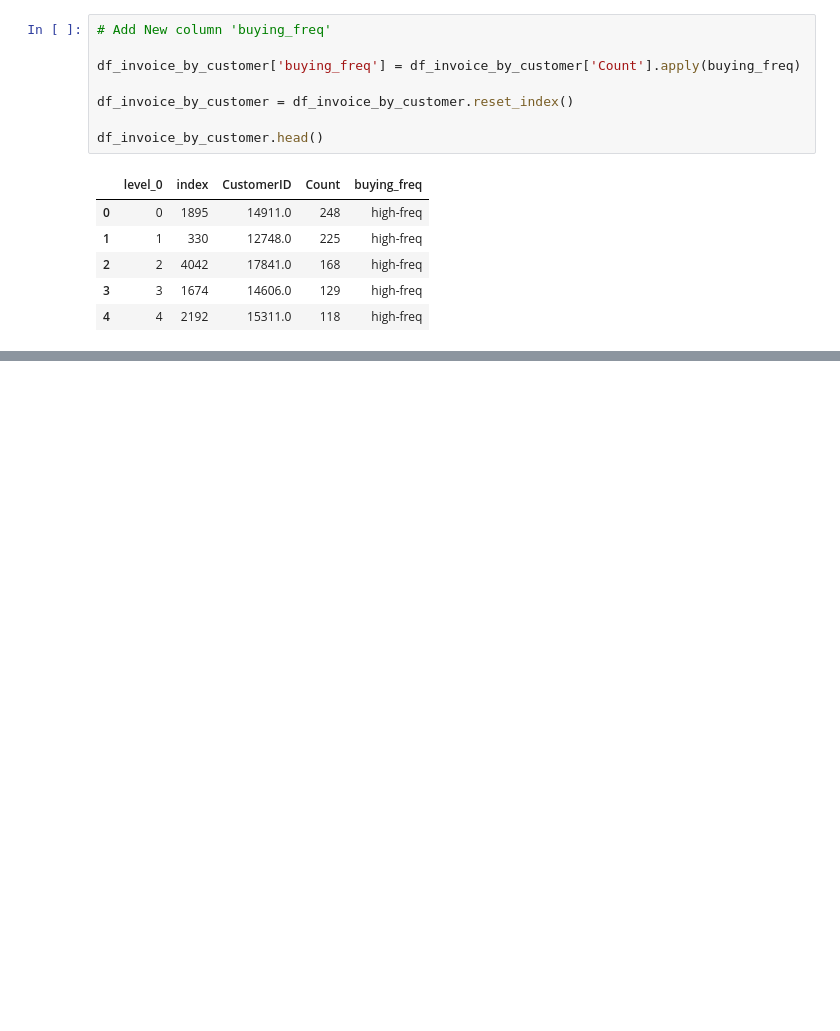
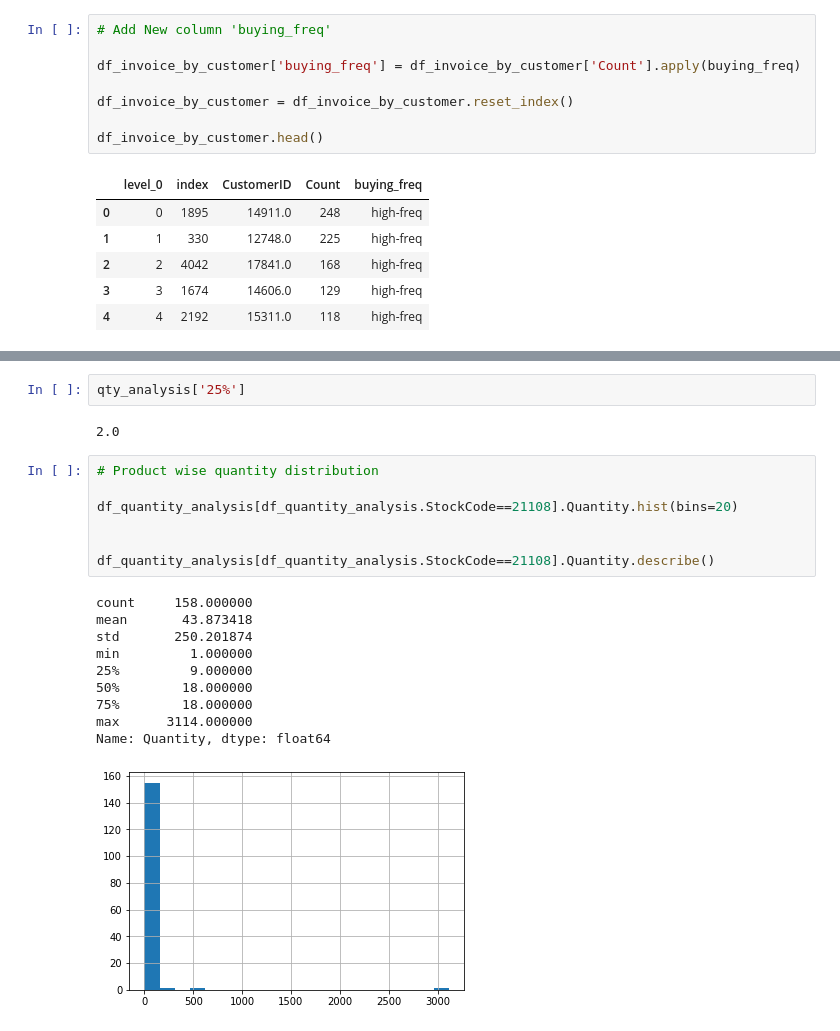
Before and after one commit to pillairajesh/Customer-Analytics, a Jupyter notebook: Customer Analytics - Buying Pattern Analysis.ipynb, the cells around one changed output, grey strips where cells are left out. Cells and saved outputs as stored; diff of their text form; blank space fills up the shorter version.

```diff
--- a/Customer Analytics - Buying Pattern Analysis.ipynb
+++ b/Customer Analytics - Buying Pattern Analysis.ipynb
@@ -98,0 +246,22 @@ df_invoice_by_customer.head()
+# %%
+qty_analysis['25%']
+# %% [output]
+2.0
+# %%
+# Product wise quantity distribution
+
+df_quantity_analysis[df_quantity_analysis.StockCode==21108].Quantity.hist(bins=20)
+
+
+df_quantity_analysis[df_quantity_analysis.StockCode==21108].Quantity.describe()
+# %% [output]
+count     158.000000
+mean       43.873418
+std       250.201874
+min         1.000000
+25%         9.000000
+50%        18.000000
+75%        18.000000
+max      3114.000000
+Name: Quantity, dtype: float64
+[figure, added]
```
Also changed, not shown: parts of 41 cells of this notebook.
